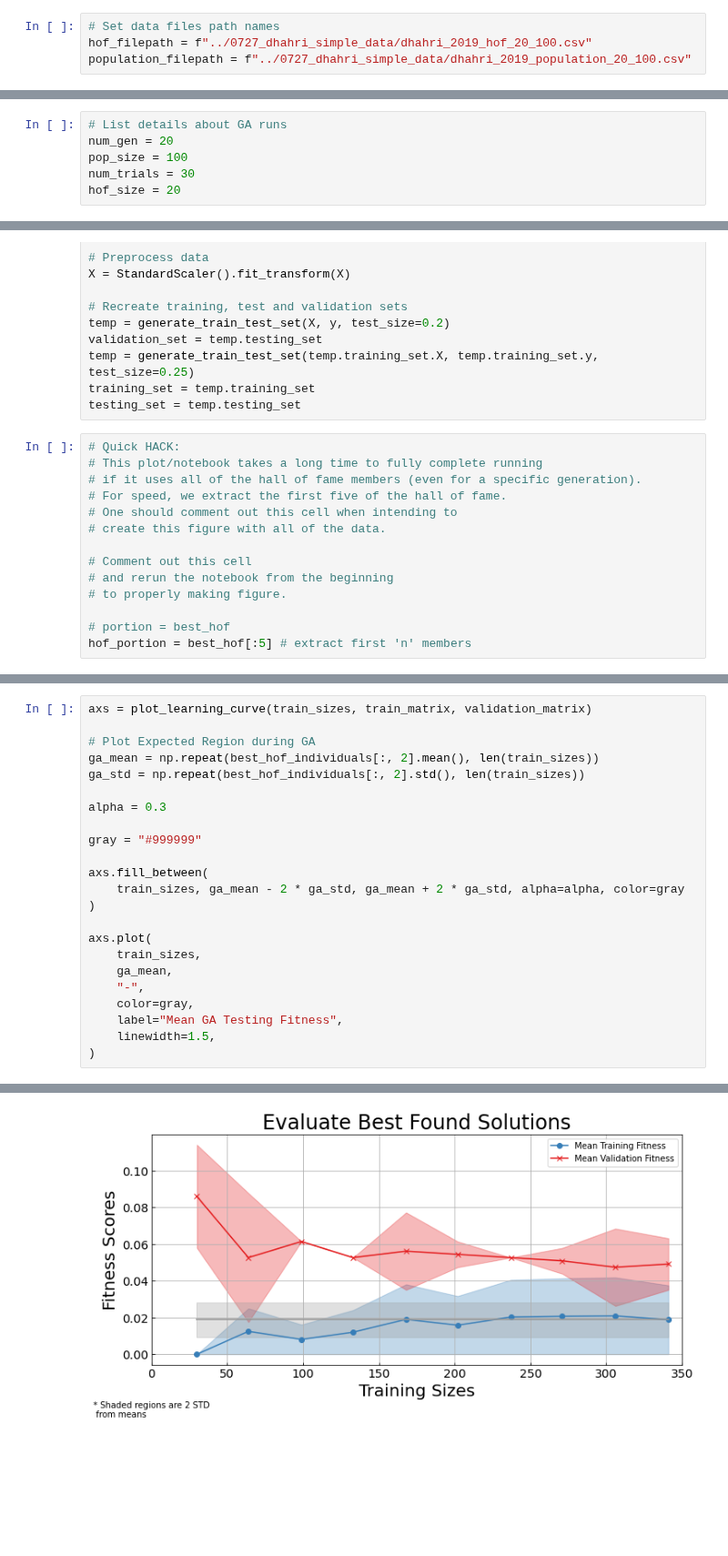
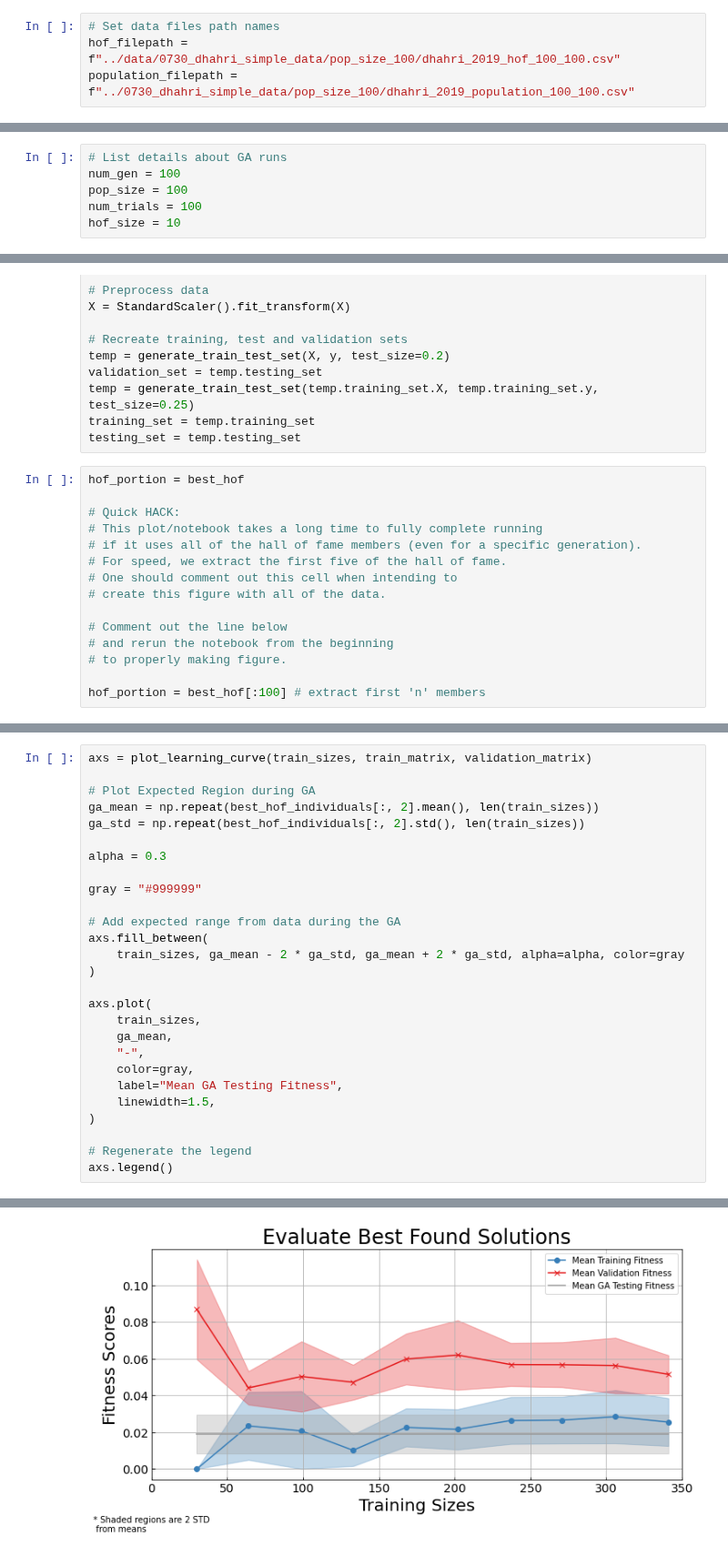
Before and after one commit to see-insight/see-segment, a Jupyter notebook: see_classify_figures/SEE-Classify Dhahri Validation.ipynb, the cells around one changed output, grey strips where cells are left out. Shown at 91% size. Drawn from its saved outputs; the diff is of its cells as text; blank space fills up the shorter version.

Commit message:
Extract helper functions, finish dhahri validation figure notebook, fix typo

```diff
--- a/see_classify_figures/SEE-Classify Dhahri Validation.ipynb
+++ b/see_classify_figures/SEE-Classify Dhahri Validation.ipynb
@@ -55,6 +55,6 @@ import sys, os
 sys.path.insert(0, os.path.abspath(".."))
 # %%
 # Set data files path names
-hof_filepath = f"../0727_dhahri_simple_data/dhahri_2019_hof_20_100.csv"
-population_filepath = f"../0727_dhahri_simple_data/dhahri_2019_population_20_100.csv"
+hof_filepath = f"../data/0730_dhahri_simple_data/pop_size_100/dhahri_2019_hof_100_100.csv"
+population_filepath = f"../0730_dhahri_simple_data/pop_size_100/dhahri_2019_population_100_100.csv"
 # %%
@@ -178,9 +68,9 @@ def plot_learning_curve(train_sizes, train_matrix, validation_matrix, axs=None):
 # %%
 # List details about GA runs
-num_gen = 20
+num_gen = 100
 pop_size = 100
-num_trials = 30
-hof_size = 20
+num_trials = 100
+hof_size = 10
 # %%
 # Generate hall of fame from the final generation
 
@@ -209,6 +99,8 @@ temp = generate_train_test_set(temp.training_set.X, temp.training_set.y, test_si
 training_set = temp.training_set
 testing_set = temp.testing_set
 # %%
+hof_portion = best_hof
+
 # Quick HACK:
 # This plot/notebook takes a long time to fully complete running
 # if it uses all of the hall of fame members (even for a specific generation).
@@ -216,12 +108,11 @@ testing_set = temp.testing_set
 # One should comment out this cell when intending to
 # create this figure with all of the data.
 
-# Comment out this cell
+# Comment out the line below
 # and rerun the notebook from the beginning
 # to properly making figure.
 
-# portion = best_hof
-hof_portion = best_hof[:5] # extract first 'n' members
+hof_portion = best_hof[:100] # extract first 'n' members
 # %%
 # Generate learning curve Data
 train_sizes, train_matrix, validation_matrix = create_learning_curve(training_set, validation_set, hof_portion)
@@ -242,6 +145,7 @@ alpha = 0.3
 
 gray = "#999999"
 
+# Add expected range from data during the GA
 axs.fill_between(
     train_sizes, ga_mean - 2 * ga_std, ga_mean + 2 * ga_std, alpha=alpha, color=gray
 )
@@ -254,4 +158,7 @@ axs.plot(
     label="Mean GA Testing Fitness",
     linewidth=1.5,
 )
+
+# Regenerate the legend
+axs.legend()
 # %% [output]
@@ -259 +166 @@ axs.plot(
-[figure, old version]
+[figure, new version]
```
Also changed, not shown: parts of 4 cells of this notebook, 2 other files.
